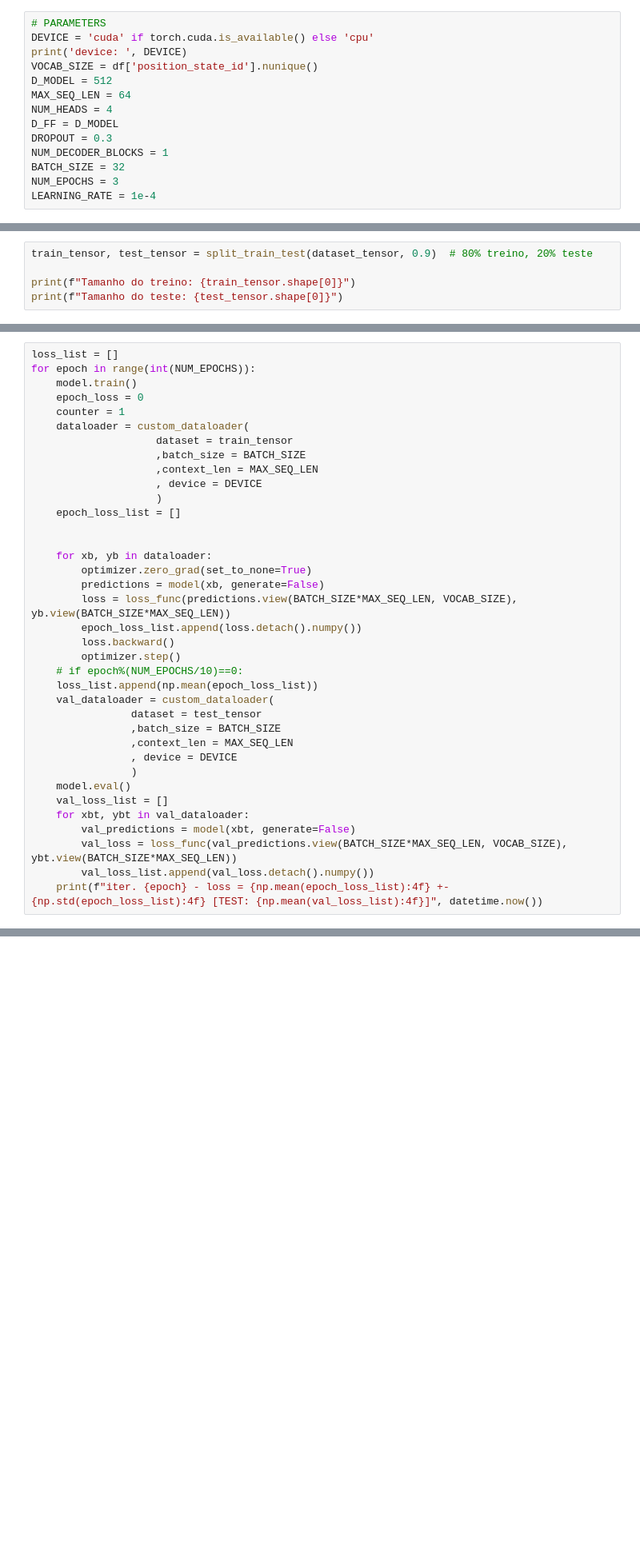
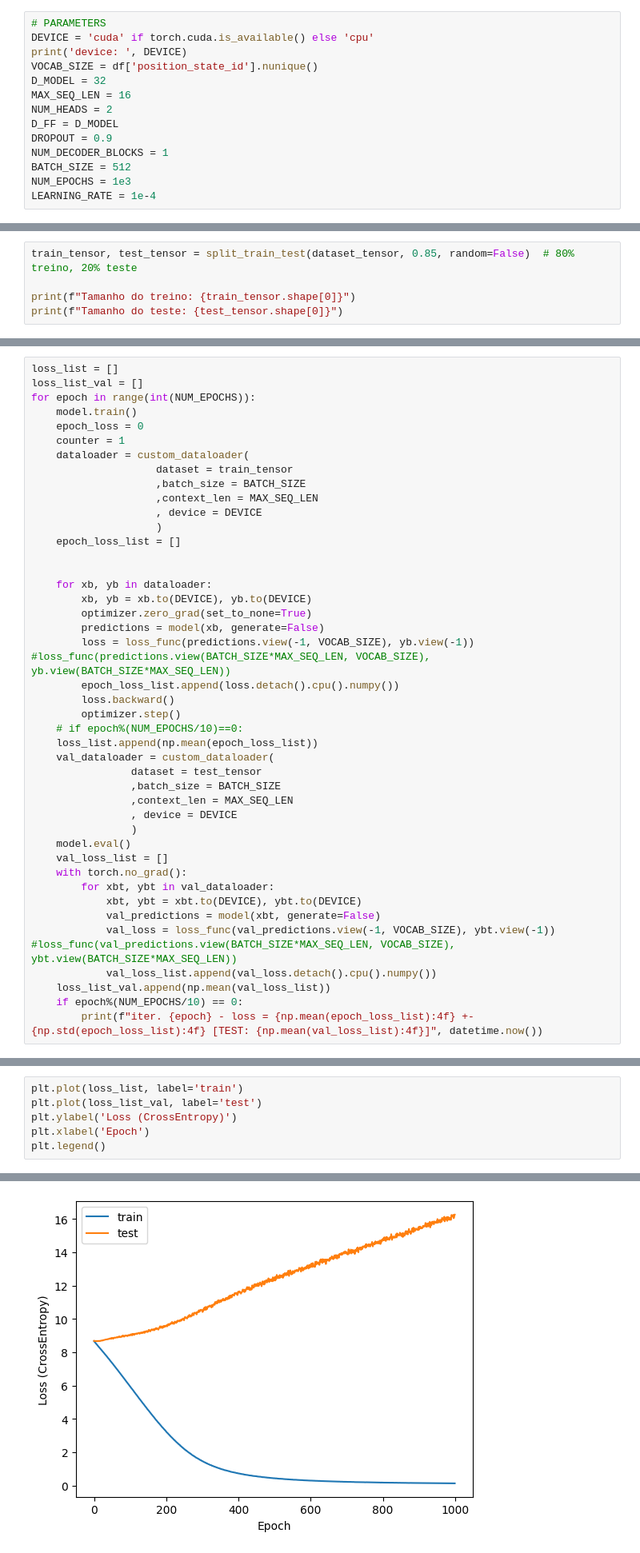
Before and after one commit to mgteus/navitrans, a Jupyter notebook: naviformers_vizz.ipynb, the cells around one changed output, grey strips where cells are left out. Shown at 80% size. Saved outputs shown, nothing was run; the diff lists cells and outputs as text; blank space fills up the shorter version.

```diff
--- a/naviformers_vizz.ipynb
+++ b/naviformers_vizz.ipynb
@@ -286,13 +309,13 @@ len(positions), len(unique_positions)
 DEVICE = 'cuda' if torch.cuda.is_available() else 'cpu'
 print('device: ', DEVICE)
 VOCAB_SIZE = df['position_state_id'].nunique()
-D_MODEL = 512
-MAX_SEQ_LEN = 64
-NUM_HEADS = 4
+D_MODEL = 32
+MAX_SEQ_LEN = 16
+NUM_HEADS = 2
 D_FF = D_MODEL
-DROPOUT = 0.3
+DROPOUT = 0.9
 NUM_DECODER_BLOCKS = 1
-BATCH_SIZE = 32
-NUM_EPOCHS = 3
+BATCH_SIZE = 512
+NUM_EPOCHS = 1e3
 LEARNING_RATE = 1e-4
 # %% [output]
@@ -317,7 +340,7 @@ dataset_tensor = torch.tensor(df['position_state_id'].values, dtype=torch.long)
 
 # print(len(dataset_tensor), len(dataset_val))
 # %%
-train_tensor, test_tensor = split_train_test(dataset_tensor, 0.9)  # 80% treino, 20% teste
+train_tensor, test_tensor = split_train_test(dataset_tensor, 0.85, random=False)  # 80% treino, 20% teste
 
 print(f"Tamanho do treino: {train_tensor.shape[0]}")
 print(f"Tamanho do teste: {test_tensor.shape[0]}")
@@ -327,5 +370,6 @@ Tamanho do teste: 869
 # %%
 loss_list = []
+loss_list_val = []
 for epoch in range(int(NUM_EPOCHS)):
     model.train()
     epoch_loss = 0
@@ -340,10 +384,11 @@ for epoch in range(int(NUM_EPOCHS)):
 
 
     for xb, yb in dataloader:
+        xb, yb = xb.to(DEVICE), yb.to(DEVICE)
         optimizer.zero_grad(set_to_none=True)
         predictions = model(xb, generate=False)
-        loss = loss_func(predictions.view(BATCH_SIZE*MAX_SEQ_LEN, VOCAB_SIZE), yb.view(BATCH_SIZE*MAX_SEQ_LEN))
-        epoch_loss_list.append(loss.detach().numpy())
+        loss = loss_func(predictions.view(-1, VOCAB_SIZE), yb.view(-1)) #loss_func(predictions.view(BATCH_SIZE*MAX_SEQ_LEN, VOCAB_SIZE), yb.view(BATCH_SIZE*MAX_SEQ_LEN))
+        epoch_loss_list.append(loss.detach().cpu().numpy())
         loss.backward()
         optimizer.step()
     # if epoch%(NUM_EPOCHS/10)==0:
@@ -356,9 +401,13 @@ for epoch in range(int(NUM_EPOCHS)):
                 )
     model.eval()
     val_loss_list = []
-    for xbt, ybt in val_dataloader:
-        val_predictions = model(xbt, generate=False)
-        val_loss = loss_func(val_predictions.view(BATCH_SIZE*MAX_SEQ_LEN, VOCAB_SIZE), ybt.view(BATCH_SIZE*MAX_SEQ_LEN))
-        val_loss_list.append(val_loss.detach().numpy())
-    print(f"iter. {epoch} - loss = {np.mean(epoch_loss_list):4f} +- {np.std(epoch_loss_list):4f} [TEST: {np.mean(val_loss_list):4f}]", datetime.now())
+    with torch.no_grad():
+        for xbt, ybt in val_dataloader:
+            xbt, ybt = xbt.to(DEVICE), ybt.to(DEVICE)
+            val_predictions = model(xbt, generate=False)
+            val_loss = loss_func(val_predictions.view(-1, VOCAB_SIZE), ybt.view(-1)) #loss_func(val_predictions.view(BATCH_SIZE*MAX_SEQ_LEN, VOCAB_SIZE), ybt.view(BATCH_SIZE*MAX_SEQ_LEN))
+            val_loss_list.append(val_loss.detach().cpu().numpy())
+    loss_list_val.append(np.mean(val_loss_list))
+    if epoch%(NUM_EPOCHS/10) == 0:
+        print(f"iter. {epoch} - loss = {np.mean(epoch_loss_list):4f} +- {np.std(epoch_loss_list):4f} [TEST: {np.mean(val_loss_list):4f}]", datetime.now())
 # %% [output]
@@ -372,0 +511,7 @@ KeyboardInterrupt:
+# %%
+plt.plot(loss_list, label='train')
+plt.plot(loss_list_val, label='test')
+plt.ylabel('Loss (CrossEntropy)')
+plt.xlabel('Epoch')
+plt.legend()
+# %% [output]
@@ -372,0 +519 @@ KeyboardInterrupt:
+[figure, added]
```
Also changed, not shown: parts of 48 cells of this notebook, 6 other files.
